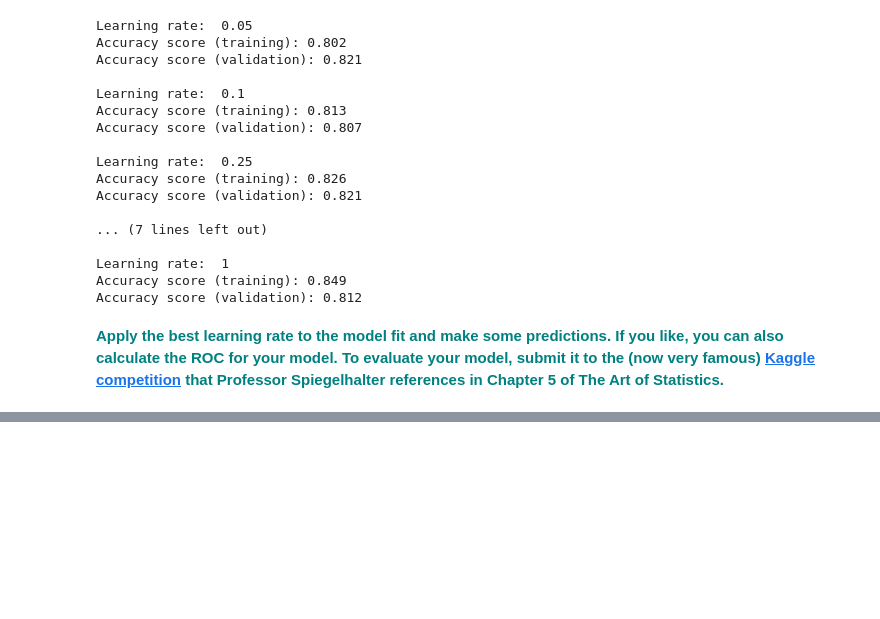
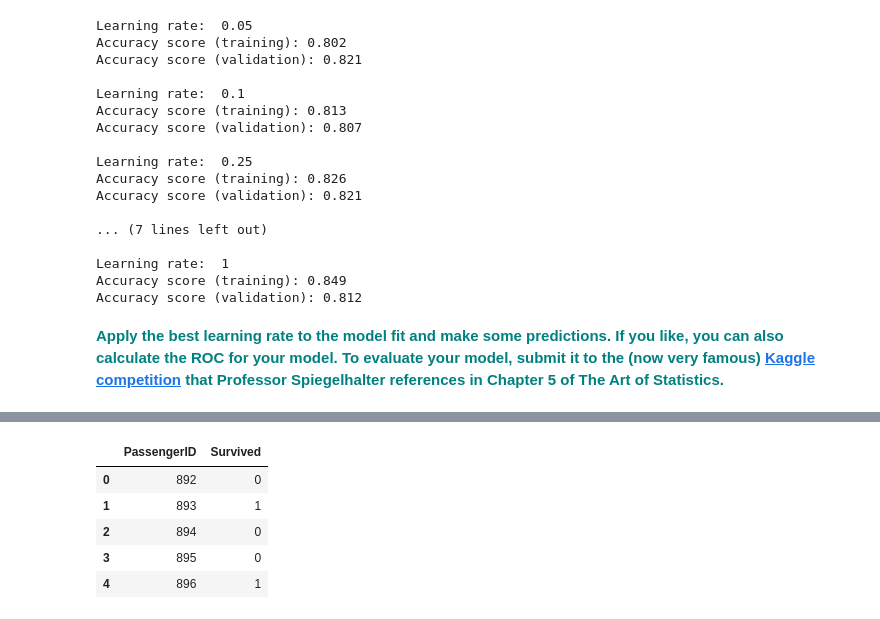
Before and after one commit to dj-m/GradientBoosting, a Jupyter notebook: notebooks/Gradient_Boosting_student.ipynb, the cells around one changed output, grey strips where cells are left out. Drawn from its saved outputs; the diff is of its cells as text; code cells hidden in the pictures; blank space fills up the shorter version.

Commit message:
Produced predicted Survival dataset

```diff
--- a/notebooks/Gradient_Boosting_student.ipynb
+++ b/notebooks/Gradient_Boosting_student.ipynb
@@ -192,7 +197,8 @@ X_train, X_test, y_train, y_test = train_test_split(X_scaled, y, test_size = 0.2
 # %%
 learning_rates = [0.05, 0.1, 0.25, 0.5, 0.75, 1]
 for learning_rate in learning_rates:
-    gb = GradientBoostingClassifier(n_estimators=20, learning_rate = learning_rate, max_features=2, max_depth = 2, random_state = 0)
+    gb = GradientBoostingClassifier(n_estimators=20, learning_rate = learning_rate, max_features=2, max_depth = 2,
+                                    random_state = 0)
     gb.fit(X_train, y_train)
     print("Learning rate: ", learning_rate)
     print("Accuracy score (training): {0:.3f}".format(gb.score(X_train, y_train)))
@@ -218,3 +224,22 @@ Accuracy score (training): 0.849
 Accuracy score (validation): 0.812
 # %% [markdown]
 **<font color='teal'>Apply the best learning rate to the model fit and make some predictions. If you like, you can also calculate the ROC for your model. To evaluate your model, submit it to the (now very famous) [Kaggle competition](https://www.kaggle.com/c/titanic/) that Professor Spiegelhalter references in Chapter 5 of The Art of Statistics.</font>**
+# %%
+df = pd.read_csv('../data/raw/titanictest.csv')
+print(df.shape)
+results = pd.DataFrame({'PassengerID': df.PassengerId})
+dfo = df.select_dtypes(include=['object'])
+df = pd.DataFrame(df.drop(dfo.columns,axis =1)).merge(
+    pd.get_dummies(dfo.drop(['Name','Cabin','Ticket'],axis =1)), left_index=True,right_index=True).drop(
+    ['PassengerId'], axis =1)
+df.fillna(df.mean(), inplace = True)
+print('Null values by Feature:\n{}'.format(df.isnull().sum()))
+
+X_test = df.values
+scaler = preprocessing.StandardScaler().fit(X_test)
+X_scaled_test = scaler.transform(X_test)
+
+gb_best_learning_rate = GradientBoostingClassifier(n_estimators=20, learning_rate = 0.25, max_features=2,
+                                                   max_depth = 2, random_state = 0)
+gb_best_learning_rate.fit(X_train, y_train)
+y_pred = gb_best_learning_rate.predict(X_scaled_test)
@@ -220,0 +260,10 @@ Accuracy score (validation): 0.812
+# %%
+results['Survived'] = y_pred
+results.head()
+# %% [output]
+|  | PassengerID | Survived |
+| 0 | 892 | 0 |
+| 1 | 893 | 1 |
+| 2 | 894 | 0 |
+| 3 | 895 | 0 |
+| 4 | 896 | 1 |
```
Also changed, not shown: parts of 3 cells of this notebook.
